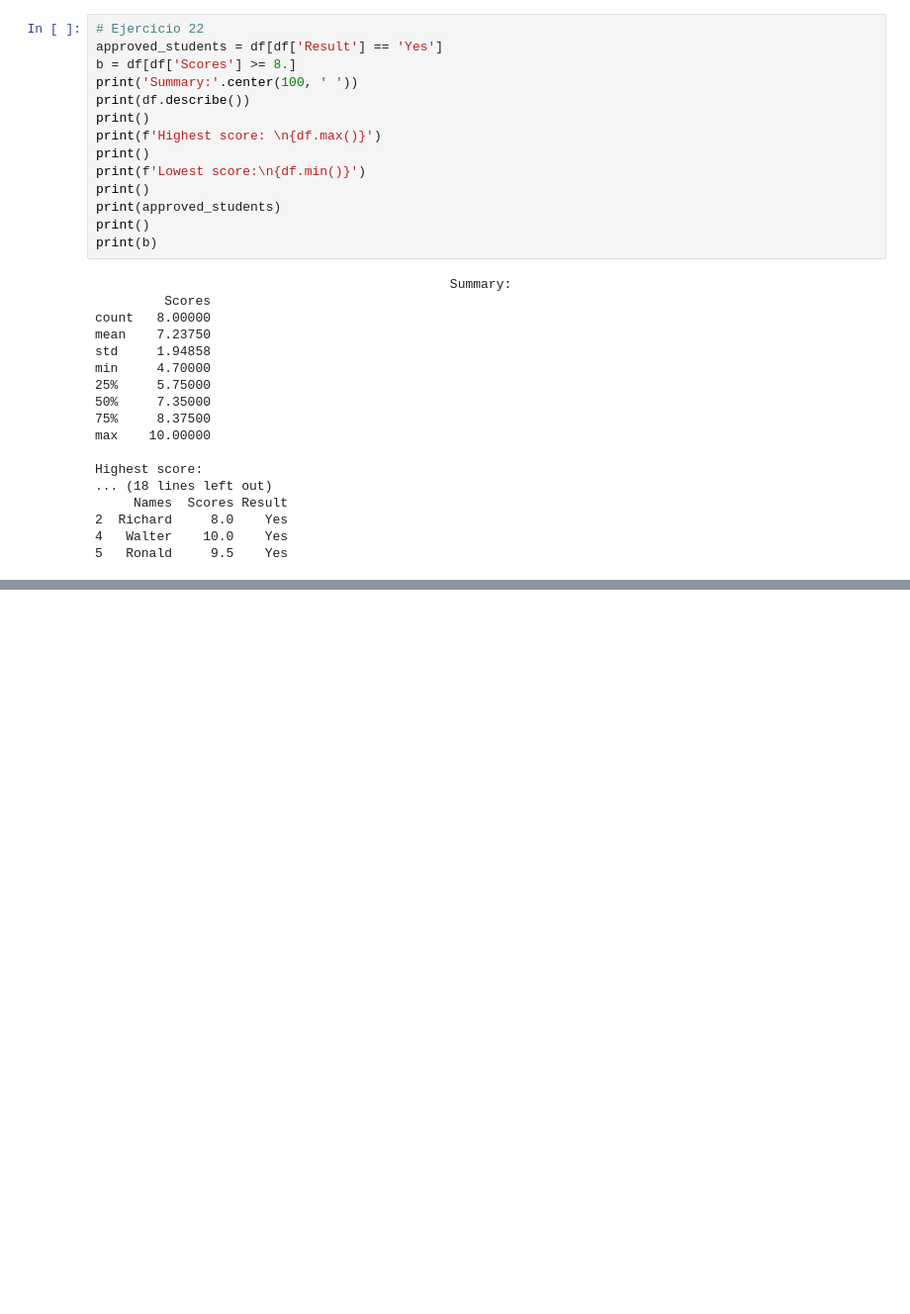
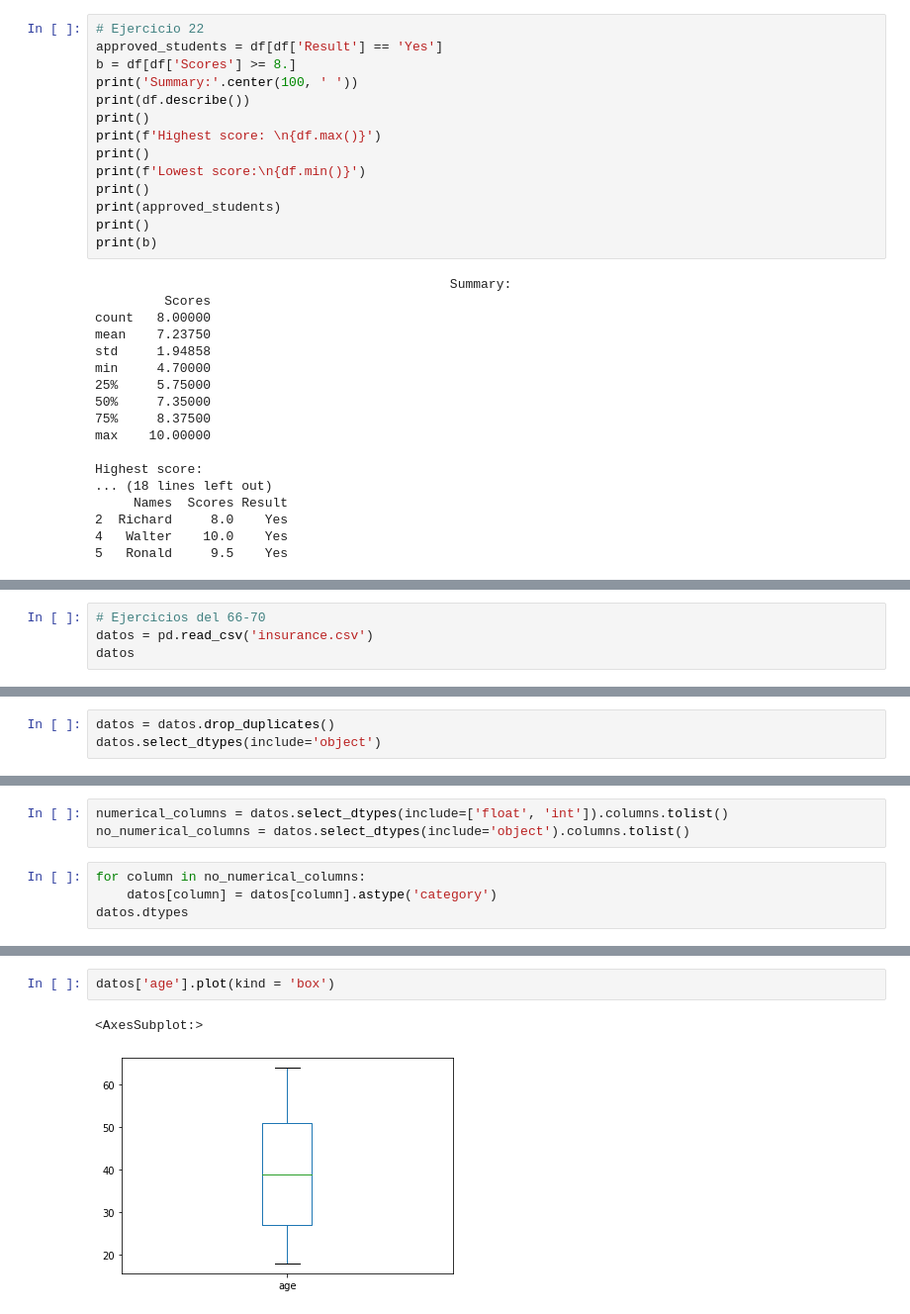
Before and after one commit to oscarteran/DataScience, a Jupyter notebook: Boot Camp Pandas.ipynb, the cells around one changed output, grey strips where cells are left out. Shown at 99% size. Cells and saved outputs as stored; diff of their text form; blank space fills up the shorter version.

```diff
--- a/Boot Camp Pandas.ipynb
+++ b/Boot Camp Pandas.ipynb
@@ -505,0 +1639,4 @@ df = pd.dataFrame(dic)
+# %%
+# Ejercicios del 66-70
+datos = pd.read_csv('insurance.csv')
+datos
@@ -505,0 +1748,3 @@ df = pd.dataFrame(dic)
+# %%
+datos = datos.drop_duplicates()
+datos.select_dtypes(include='object')
@@ -505,0 +1781,7 @@ df = pd.dataFrame(dic)
+# %%
+numerical_columns = datos.select_dtypes(include=['float', 'int']).columns.tolist()
+no_numerical_columns = datos.select_dtypes(include='object').columns.tolist()
+# %%
+for column in no_numerical_columns:
+    datos[column] = datos[column].astype('category')
+datos.dtypes
@@ -505,0 +1876,5 @@ df = pd.dataFrame(dic)
+# %%
+datos['age'].plot(kind = 'box')
+# %% [output]
+<AxesSubplot:>
+[figure, added]
```
Also changed, not shown: parts of 92 cells of this notebook, 1 other file.
